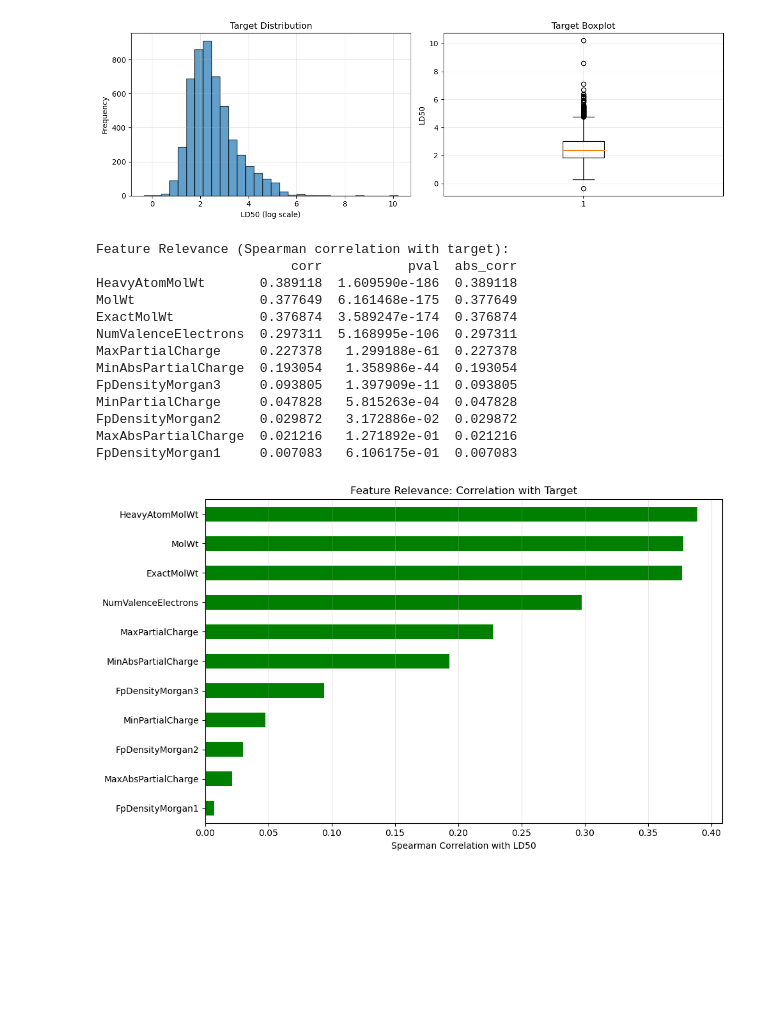
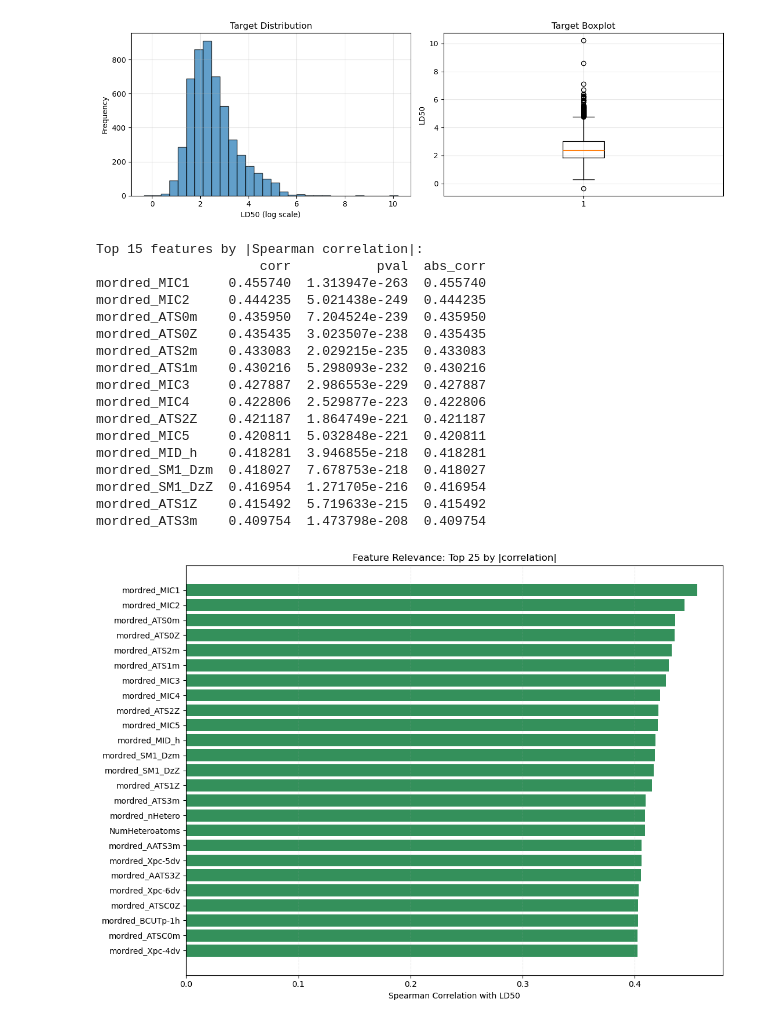
Before and after one commit to LucaBTE/toxicity-prediction, a Jupyter notebook: data_exploration/02_basic_exploration.ipynb, the cells around one changed output. Saved outputs shown, nothing was run; the diff lists cells and outputs as text; code cells hidden in the pictures; blank space fills up the shorter version.

```diff
--- a/data_exploration/02_basic_exploration.ipynb
+++ b/data_exploration/02_basic_exploration.ipynb
@@ -32,4 +45,7 @@ sys.path.insert(0, '.')
 
 random_state = 0
 # %%
-df = pd.read_csv('../data/processed/toxicity_dataset_with_descriptors.csv')
+df = pd.read_csv('../data/processed/train.csv')
+print(f'Compute backend: {GPU_BACKEND}')
+if not GPU_AVAILABLE:
+    print('GPU non rilevata o librerie RAPIDS mancanti. Uso CPU.')
@@ -77,40 +96,51 @@ plt.show()
 [figure]
 # %%
 # Feature relevance: Spearman correlations with target
-descriptor_cols = df.columns.difference(['Drug_ID', 'Y', 'canonical_smiles'])
+descriptor_cols = df.select_dtypes(include=[np.number]).columns.difference(['Y'])
 correlations = {}
 
 for col in descriptor_cols:
     valid_mask = (df[col].notna()) & (df['Y'].notna())
     if valid_mask.sum() > 0:
         corr, pval = spearmanr(df[col][valid_mask], df['Y'][valid_mask])
         correlations[col] = {'corr': corr, 'pval': pval, 'abs_corr': abs(corr)}
 
 corr_df = pd.DataFrame(correlations).T.sort_values('abs_corr', ascending=False)
-print("Feature Relevance (Spearman correlation with target):")
-print(corr_df)
+corr_df_clean = corr_df.dropna(subset=['corr']).copy()
 
-# Visualization
-fig, ax = plt.subplots(figsize=(10, 6))
-corr_df['corr'].sort_values().plot(kind='barh', ax=ax, color=['red' if x < 0 else 'green' for x in corr_df['corr'].sort_values()])
+print('Top 15 features by |Spearman correlation|:')
+print(corr_df_clean.head(15)[['corr', 'pval', 'abs_corr']])
+
+# Visualization (readable: only top features by absolute correlation)
+top_k_plot = 25
+plot_df = corr_df_clean.head(top_k_plot).sort_values('corr')
+colors = ['#c0392b' if x < 0 else '#1e8449' for x in plot_df['corr']]
+
+fig, ax = plt.subplots(figsize=(11, 8))
+ax.barh(plot_df.index, plot_df['corr'], color=colors, alpha=0.9)
 ax.set_xlabel('Spearman Correlation with LD50')
-ax.set_title('Feature Relevance: Correlation with Target')
-ax.grid(alpha=0.3, axis='x')
+ax.set_title(f'Feature Relevance: Top {top_k_plot} by |correlation|')
+ax.axvline(0, color='black', linewidth=1)
+ax.grid(alpha=0.25, axis='x', linestyle='--')
 plt.tight_layout()
 plt.show()
 # %% [output]
-Feature Relevance (Spearman correlation with target):
-                         corr           pval  abs_corr
-HeavyAtomMolWt       0.389118  1.609590e-186  0.389118
-MolWt                0.377649  6.161468e-175  0.377649
-ExactMolWt           0.376874  3.589247e-174  0.376874
-NumValenceElectrons  0.297311  5.168995e-106  0.297311
-MaxPartialCharge     0.227378   1.299188e-61  0.227378
-MinAbsPartialCharge  0.193054   1.358986e-44  0.193054
-FpDensityMorgan3     0.093805   1.397909e-11  0.093805
-MinPartialCharge     0.047828   5.815263e-04  0.047828
-FpDensityMorgan2     0.029872   3.172886e-02  0.029872
-MaxAbsPartialCharge  0.021216   1.271892e-01  0.021216
-FpDensityMorgan1     0.007083   6.106175e-01  0.007083
+Top 15 features by |Spearman correlation|:
+                     corr           pval  abs_corr
+mordred_MIC1     0.455740  1.313947e-263  0.455740
+mordred_MIC2     0.444235  5.021438e-249  0.444235
+mordred_ATS0m    0.435950  7.204524e-239  0.435950
+mordred_ATS0Z    0.435435  3.023507e-238  0.435435
+mordred_ATS2m    0.433083  2.029215e-235  0.433083
+mordred_ATS1m    0.430216  5.298093e-232  0.430216
+mordred_MIC3     0.427887  2.986553e-229  0.427887
+mordred_MIC4     0.422806  2.529877e-223  0.422806
+mordred_ATS2Z    0.421187  1.864749e-221  0.421187
+mordred_MIC5     0.420811  5.032848e-221  0.420811
+mordred_MID_h    0.418281  3.946855e-218  0.418281
+mordred_SM1_Dzm  0.418027  7.678753e-218  0.418027
+mordred_SM1_DzZ  0.416954  1.271705e-216  0.416954
+mordred_ATS1Z    0.415492  5.719633e-215  0.415492
+mordred_ATS3m    0.409754  1.473798e-208  0.409754
-[figure, old version]
+[figure, new version]
 # %%
```
Also changed, not shown: parts of 6 cells of this notebook, 2 other files.
